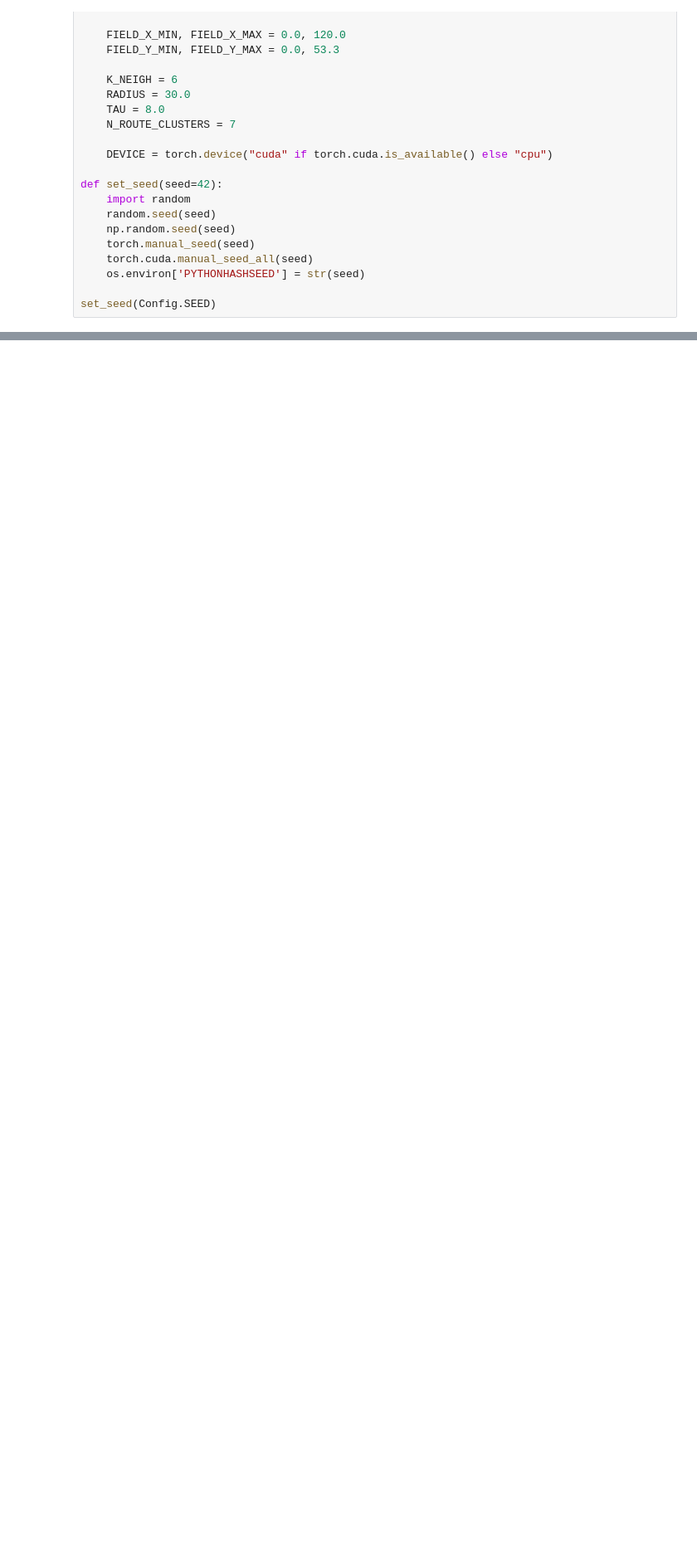
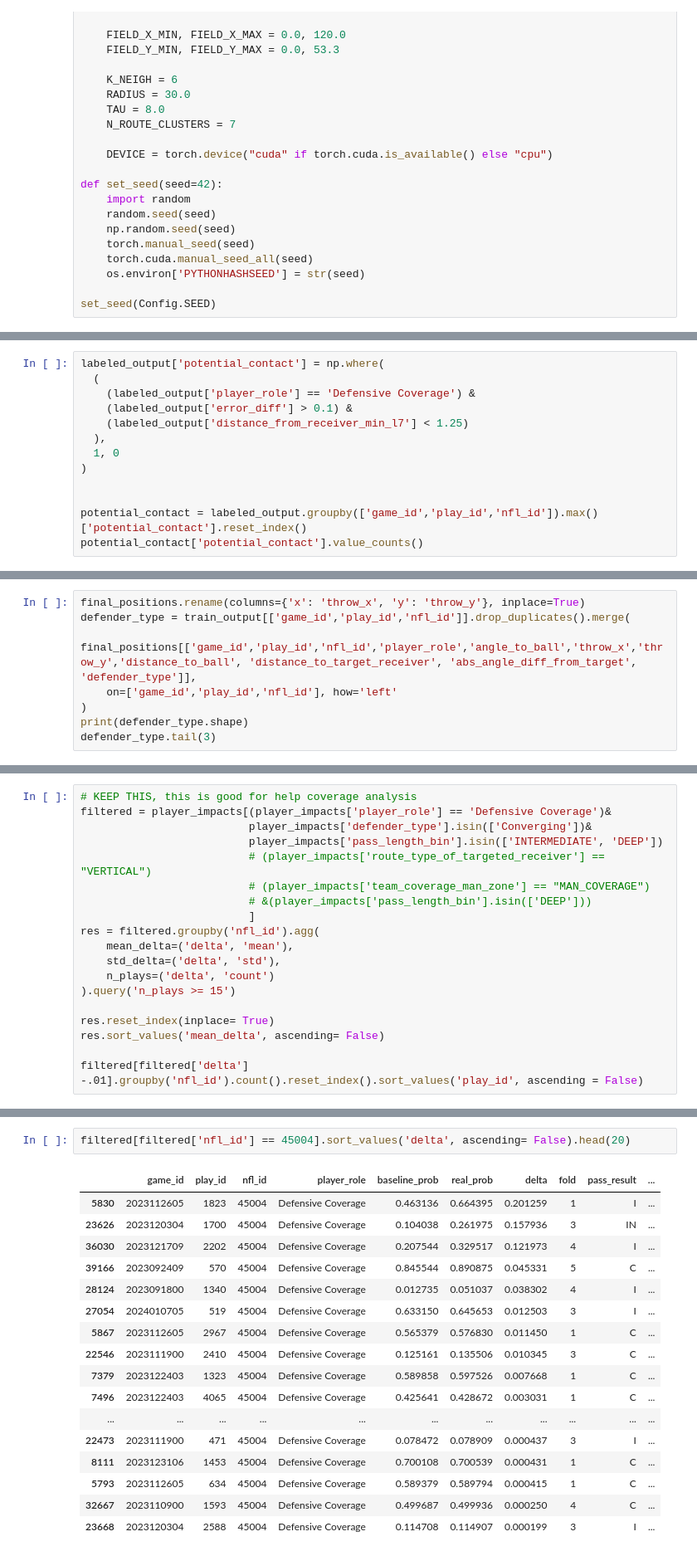
Before and after one commit to kevniu95/bdb-26, a Jupyter notebook: analytics_pred_catch_analysis.ipynb, the cells around one changed output, grey strips where cells are left out. Shown: that part at 83% size. Saved outputs shown, nothing was run; the diff lists cells and outputs as text; blank space fills up the shorter version.

Commit message:
bdb-1: lots of work to do some analysis, have offensive contact model and help defender model

```diff
--- a/analytics_pred_catch_analysis.ipynb
+++ b/analytics_pred_catch_analysis.ipynb
@@ -58,0 +166,13 @@ set_seed(Config.SEED)
+# %%
+labeled_output['potential_contact'] = np.where(
+  (
+    (labeled_output['player_role'] == 'Defensive Coverage') &
+    (labeled_output['error_diff'] > 0.1) &
+    (labeled_output['distance_from_receiver_min_l7'] < 1.25)
+  ),
+  1, 0
+)
+
+
+potential_contact = labeled_output.groupby(['game_id','play_id','nfl_id']).max()['potential_contact'].reset_index()
+potential_contact['potential_contact'].value_counts()
@@ -58,0 +284,8 @@ set_seed(Config.SEED)
+# %%
+final_positions.rename(columns={'x': 'throw_x', 'y': 'throw_y'}, inplace=True)
+defender_type = train_output[['game_id','play_id','nfl_id']].drop_duplicates().merge(
+    final_positions[['game_id','play_id','nfl_id','player_role','angle_to_ball','throw_x','throw_y','distance_to_ball', 'distance_to_target_receiver', 'abs_angle_diff_from_target', 'defender_type']],
+    on=['game_id','play_id','nfl_id'], how='left'
+)
+print(defender_type.shape)
+defender_type.tail(3)
@@ -68,0 +2217,19 @@ NameError: name 'supplementary_data' is not defined
+# %%
+# KEEP THIS, this is good for help coverage analysis
+filtered = player_impacts[(player_impacts['player_role'] == 'Defensive Coverage')&
+                          player_impacts['defender_type'].isin(['Converging'])&
+                          player_impacts['pass_length_bin'].isin(['INTERMEDIATE', 'DEEP'])
+                          # (player_impacts['route_type_of_targeted_receiver'] == "VERTICAL")
+                          # (player_impacts['team_coverage_man_zone'] == "MAN_COVERAGE")
+                          # &(player_impacts['pass_length_bin'].isin(['DEEP']))
+                          ]
+res = filtered.groupby('nfl_id').agg(
+    mean_delta=('delta', 'mean'),
+    std_delta=('delta', 'std'),
+    n_plays=('delta', 'count')
+).query('n_plays >= 15')
+
+res.reset_index(inplace= True)
+res.sort_values('mean_delta', ascending= False)
+
+filtered[filtered['delta']  -.01].groupby('nfl_id').count().reset_index().sort_values('play_id', ascending = False)
@@ -68,0 +2250,20 @@ NameError: name 'supplementary_data' is not defined
+# %%
+filtered[filtered['nfl_id'] == 45004].sort_values('delta', ascending= False).head(20)
+# %% [output]
+|  | game_id | play_id | nfl_id | player_role | baseline_prob | real_prob | delta | fold | pass_result | ... |
+| 5830 | 2023112605 | 1823 | 45004 | Defensive Coverage | 0.463136 | 0.664395 | 0.201259 | 1 | I | ... |
+| 23626 | 2023120304 | 1700 | 45004 | Defensive Coverage | 0.104038 | 0.261975 | 0.157936 | 3 | IN | ... |
+| 36030 | 2023121709 | 2202 | 45004 | Defensive Coverage | 0.207544 | 0.329517 | 0.121973 | 4 | I | ... |
+| 39166 | 2023092409 | 570 | 45004 | Defensive Coverage | 0.845544 | 0.890875 | 0.045331 | 5 | C | ... |
+| 28124 | 2023091800 | 1340 | 45004 | Defensive Coverage | 0.012735 | 0.051037 | 0.038302 | 4 | I | ... |
+| 27054 | 2024010705 | 519 | 45004 | Defensive Coverage | 0.633150 | 0.645653 | 0.012503 | 3 | I | ... |
+| 5867 | 2023112605 | 2967 | 45004 | Defensive Coverage | 0.565379 | 0.576830 | 0.011450 | 1 | C | ... |
+| 22546 | 2023111900 | 2410 | 45004 | Defensive Coverage | 0.125161 | 0.135506 | 0.010345 | 3 | C | ... |
+| 7379 | 2023122403 | 1323 | 45004 | Defensive Coverage | 0.589858 | 0.597526 | 0.007668 | 1 | C | ... |
+| 7496 | 2023122403 | 4065 | 45004 | Defensive Coverage | 0.425641 | 0.428672 | 0.003031 | 1 | C | ... |
+| ... | ... | ... | ... | ... | ... | ... | ... | ... | ... | ... |
+| 22473 | 2023111900 | 471 | 45004 | Defensive Coverage | 0.078472 | 0.078909 | 0.000437 | 3 | I | ... |
+| 8111 | 2023123106 | 1453 | 45004 | Defensive Coverage | 0.700108 | 0.700539 | 0.000431 | 1 | C | ... |
+| 5793 | 2023112605 | 634 | 45004 | Defensive Coverage | 0.589379 | 0.589794 | 0.000415 | 1 | C | ... |
+| 32667 | 2023110900 | 1593 | 45004 | Defensive Coverage | 0.499687 | 0.499936 | 0.000250 | 4 | C | ... |
+| 23668 | 2023120304 | 2588 | 45004 | Defensive Coverage | 0.114708 | 0.114907 | 0.000199 | 3 | I | ... |
```
Also changed, not shown: parts of 30 cells of this notebook.
